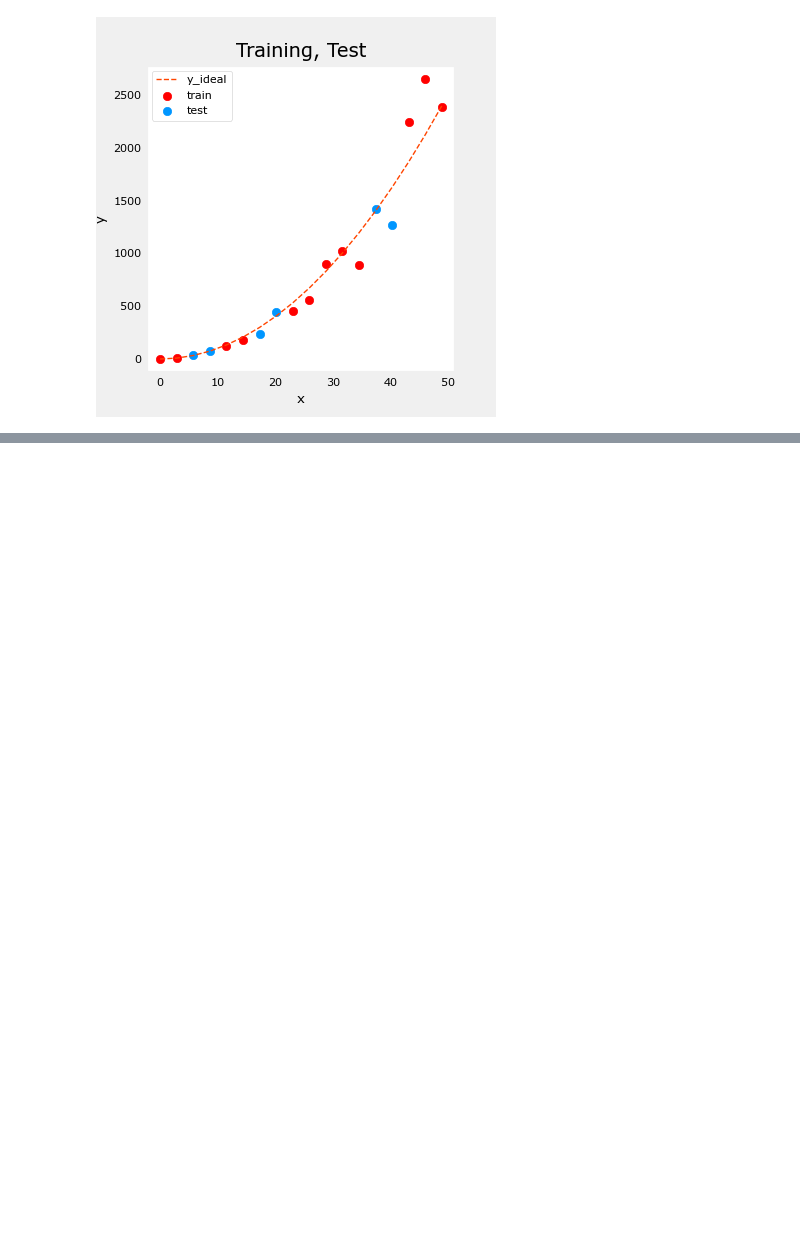
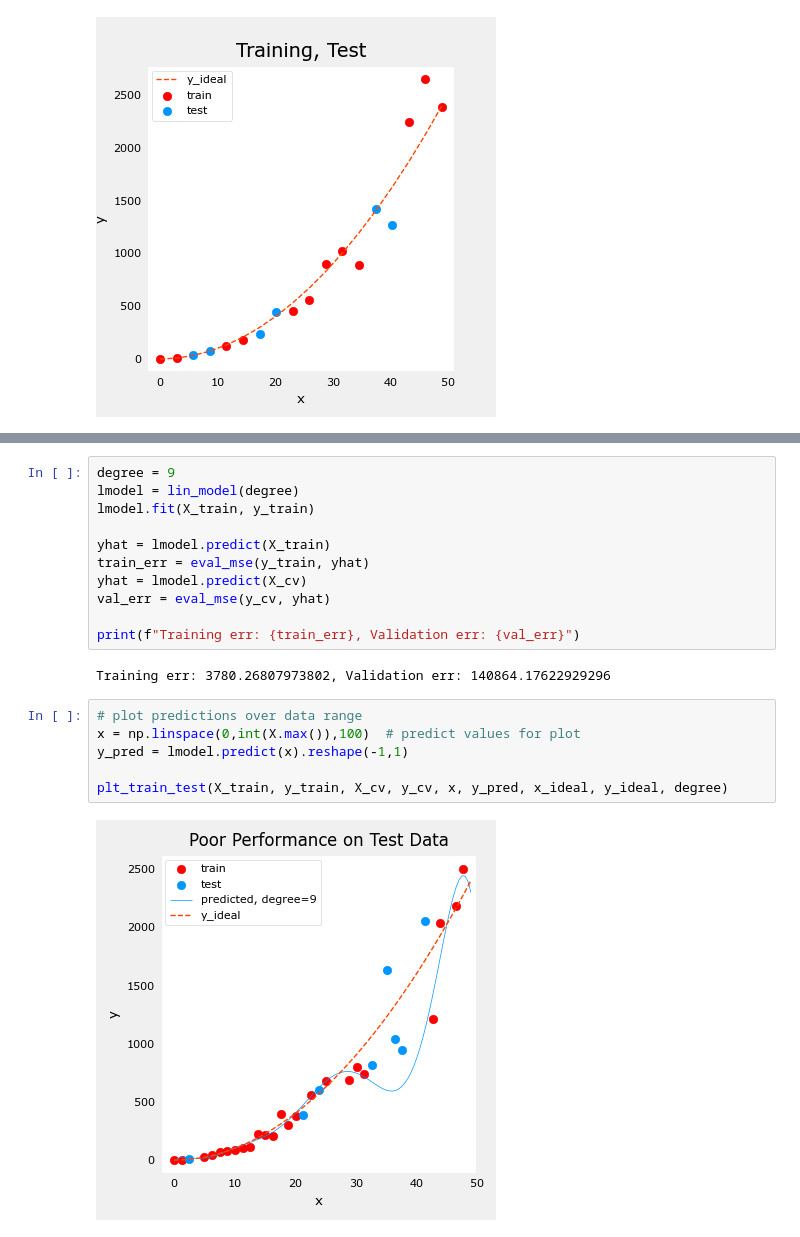
Before and after one commit to ammarlodhi255/ML_spelled_out, a Jupyter notebook: Machine Learning Best Practices/applying_machine_learning_best_practices.ipynb, the cells around one changed output, grey strips where cells are left out. Drawn from its saved outputs; the diff is of its cells as text; blank space fills up the shorter version.

```diff
--- a/Machine Learning Best Practices/applying_machine_learning_best_practices.ipynb
+++ b/Machine Learning Best Practices/applying_machine_learning_best_practices.ipynb
@@ -52,0 +135,21 @@ plt.show()
+# %%
+degree = 9
+lmodel = lin_model(degree)
+lmodel.fit(X_train, y_train)
+
+yhat = lmodel.predict(X_train)
+train_err = eval_mse(y_train, yhat)
+yhat = lmodel.predict(X_cv)
+val_err = eval_mse(y_cv, yhat)
+
+print(f"Training err: {train_err}, Validation err: {val_err}")
+# %% [output]
+Training err: 3780.26807973802, Validation err: 140864.17622929296
+# %%
+# plot predictions over data range
+x = np.linspace(0,int(X.max()),100)  # predict values for plot
+y_pred = lmodel.predict(x).reshape(-1,1)
+
+plt_train_test(X_train, y_train, X_cv, y_cv, x, y_pred, x_ideal, y_ideal, degree)
+# %% [output]
+[figure, added]
```
Also changed, not shown: parts of 14 cells of this notebook.
